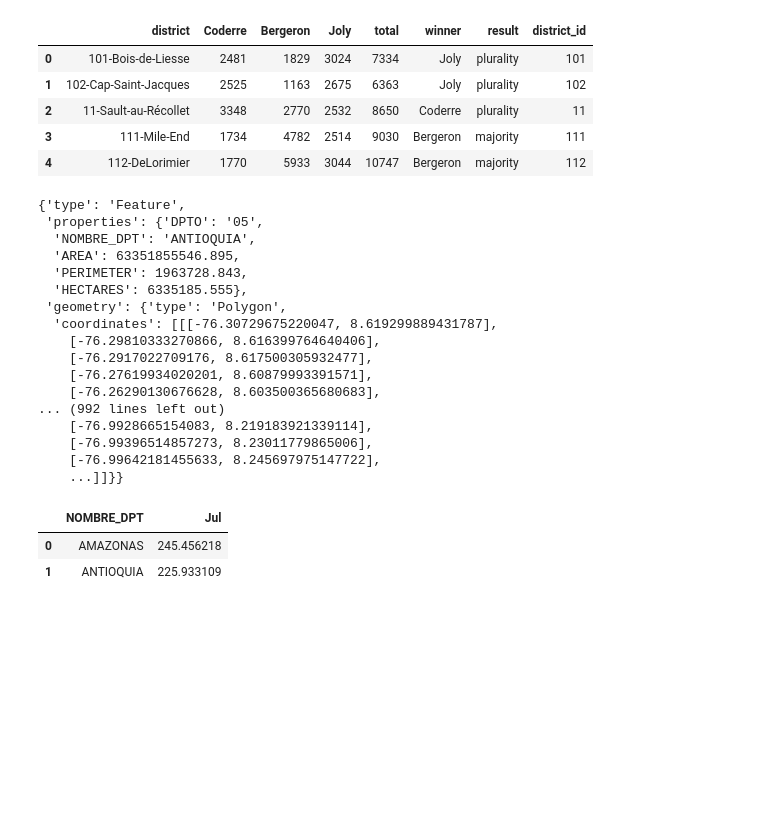
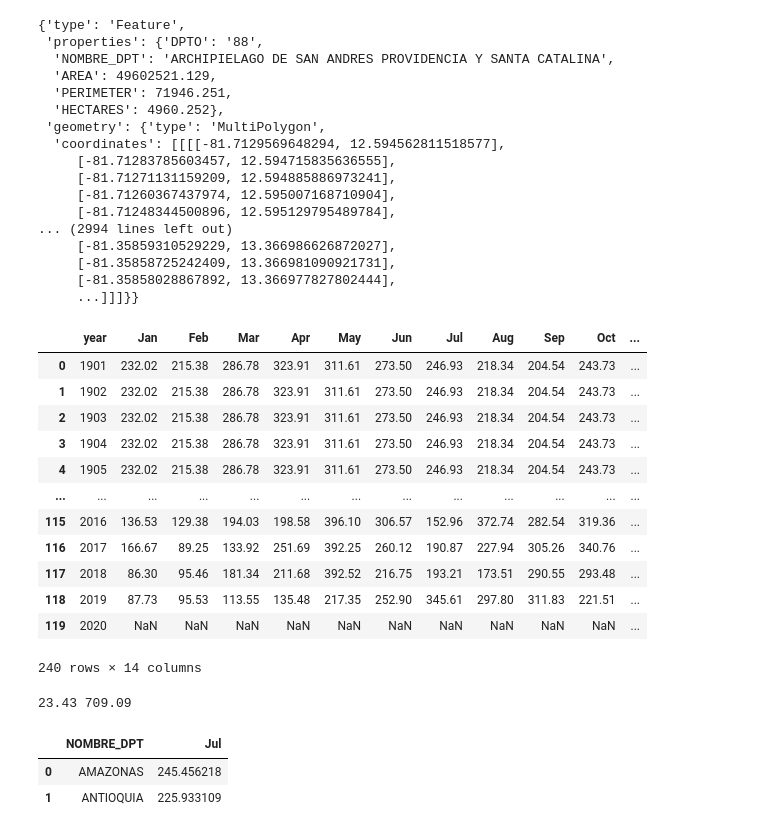
Before and after one commit to 1dayac/HealthHack2022, a Jupyter notebook: kat_tmp.ipynb, the cells around one changed output. Saved outputs shown, nothing was run; the diff lists cells and outputs as text; code cells hidden in the pictures; blank space fills up the shorter version.

Commit message:
more case data from zi

```diff
--- a/kat_tmp.ipynb
+++ b/kat_tmp.ipynb
@@ -1,51 +1,62 @@
-# %%
-df = px.data.election()
-df.head()
-# %% [output]
-|  | district | Coderre | Bergeron | Joly | total | winner | result | district_id |
-| 0 | 101-Bois-de-Liesse | 2481 | 1829 | 3024 | 7334 | Joly | plurality | 101 |
-| 1 | 102-Cap-Saint-Jacques | 2525 | 1163 | 2675 | 6363 | Joly | plurality | 102 |
-| 2 | 11-Sault-au-Récollet | 3348 | 2770 | 2532 | 8650 | Coderre | plurality | 11 |
-| 3 | 111-Mile-End | 1734 | 4782 | 2514 | 9030 | Bergeron | majority | 111 |
-| 4 | 112-DeLorimier | 1770 | 5933 | 3044 | 10747 | Bergeron | majority | 112 |
 # %%
 import json
 
 colombia_geojson = json.load(open("/Users/kak4007/Documents/hackathons/cornell_health_2022/HealthHack2022/colombia.geo.json"))
 colombia_geojson["features"][0]
+colombia_geojson["features"][-1]
 # %% [output]
 {'type': 'Feature',
- 'properties': {'DPTO': '05',
-  'NOMBRE_DPT': 'ANTIOQUIA',
-  'AREA': 63351855546.895,
-  'PERIMETER': 1963728.843,
-  'HECTARES': 6335185.555},
- 'geometry': {'type': 'Polygon',
-  'coordinates': [[[-76.30729675220047, 8.619299889431787],
-    [-76.29810333270866, 8.616399764640406],
-    [-76.2917022709176, 8.617500305932477],
-    [-76.27619934020201, 8.60879993391571],
-    [-76.26290130676628, 8.603500365680683],
-... (992 lines left out)
-    [-76.9928665154083, 8.219183921339114],
-    [-76.99396514857273, 8.23011779865006],
-    [-76.99642181455633, 8.245697975147722],
-    ...]]}}
+ 'properties': {'DPTO': '88',
+  'NOMBRE_DPT': 'ARCHIPIELAGO DE SAN ANDRES PROVIDENCIA Y SANTA CATALINA',
+  'AREA': 49602521.129,
+  'PERIMETER': 71946.251,
+  'HECTARES': 4960.252},
+ 'geometry': {'type': 'MultiPolygon',
+  'coordinates': [[[[-81.7129569648294, 12.594562811518577],
+     [-81.71283785603457, 12.594715835636555],
+     [-81.71271131159209, 12.594885886973241],
+     [-81.71260367437974, 12.595007168710904],
+     [-81.71248344500896, 12.595129795489784],
+... (2994 lines left out)
+     [-81.35859310529229, 13.366986626872027],
+     [-81.35858725242409, 13.366981090921731],
+     [-81.35858028867892, 13.366977827802444],
+     ...]]]}}
 # %%
 import pandas as pd
 
 dpts = ['amazonas', 'antioquia']
 
 precips = pd.DataFrame()
 
 for dpt in dpts:
     precip = pd.read_csv(f"colombia_{dpt}_precip.csv", skiprows=3)
     precip['NOMBRE_DPT'] = dpt.upper()
     precip = precip.rename(columns={'Unnamed: 0': 'year'})
     precips = pd.concat([precips, precip])
 precips
 
-precips.to_csv("precips_example.csv")
+# precips.to_csv("precips_example.csv")
+# %% [output]
+|  | year | Jan | Feb | Mar | Apr | May | Jun | Jul | Aug | Sep | Oct | ... |
+| 0 | 1901 | 232.02 | 215.38 | 286.78 | 323.91 | 311.61 | 273.50 | 246.93 | 218.34 | 204.54 | 243.73 | ... |
+| 1 | 1902 | 232.02 | 215.38 | 286.78 | 323.91 | 311.61 | 273.50 | 246.93 | 218.34 | 204.54 | 243.73 | ... |
+| 2 | 1903 | 232.02 | 215.38 | 286.78 | 323.91 | 311.61 | 273.50 | 246.93 | 218.34 | 204.54 | 243.73 | ... |
+| 3 | 1904 | 232.02 | 215.38 | 286.78 | 323.91 | 311.61 | 273.50 | 246.93 | 218.34 | 204.54 | 243.73 | ... |
+| 4 | 1905 | 232.02 | 215.38 | 286.78 | 323.91 | 311.61 | 273.50 | 246.93 | 218.34 | 204.54 | 243.73 | ... |
+| ... | ... | ... | ... | ... | ... | ... | ... | ... | ... | ... | ... | ... |
+| 115 | 2016 | 136.53 | 129.38 | 194.03 | 198.58 | 396.10 | 306.57 | 152.96 | 372.74 | 282.54 | 319.36 | ... |
+| 116 | 2017 | 166.67 | 89.25 | 133.92 | 251.69 | 392.25 | 260.12 | 190.87 | 227.94 | 305.26 | 340.76 | ... |
+| 117 | 2018 | 86.30 | 95.46 | 181.34 | 211.68 | 392.52 | 216.75 | 193.21 | 173.51 | 290.55 | 293.48 | ... |
+| 118 | 2019 | 87.73 | 95.53 | 113.55 | 135.48 | 217.35 | 252.90 | 345.61 | 297.80 | 311.83 | 221.51 | ... |
+| 119 | 2020 | NaN | NaN | NaN | NaN | NaN | NaN | NaN | NaN | NaN | NaN | ... |
+240 rows × 14 columns
+# %%
+min_precip = precips.drop(columns=['year','NOMBRE_DPT']).dropna().to_numpy().min()
+max_precip = precips.drop(columns=['year','NOMBRE_DPT']).dropna().to_numpy().max()
+print(min_precip, max_precip)
+# %% [output]
+23.43 709.09
 # %%
 jul_precips = precips[['Jul','NOMBRE_DPT']].groupby('NOMBRE_DPT').mean()
 jul_precips.reset_index(inplace=True)
```
Also changed, not shown: parts of 5 cells of this notebook, 1 other file.
